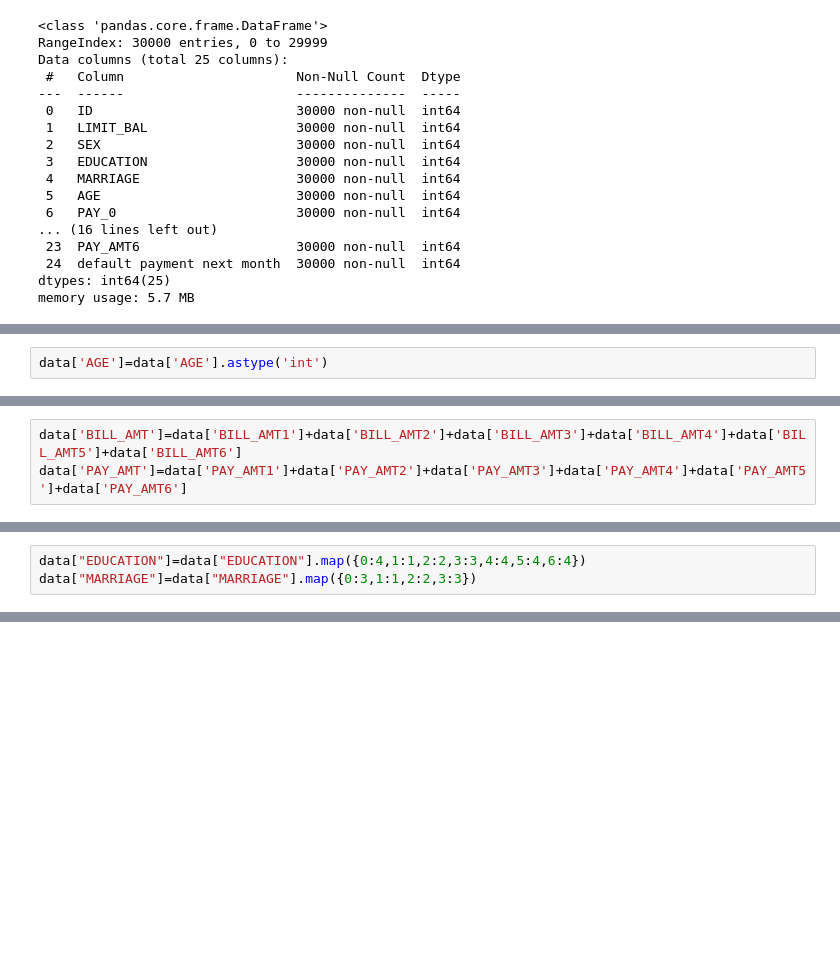
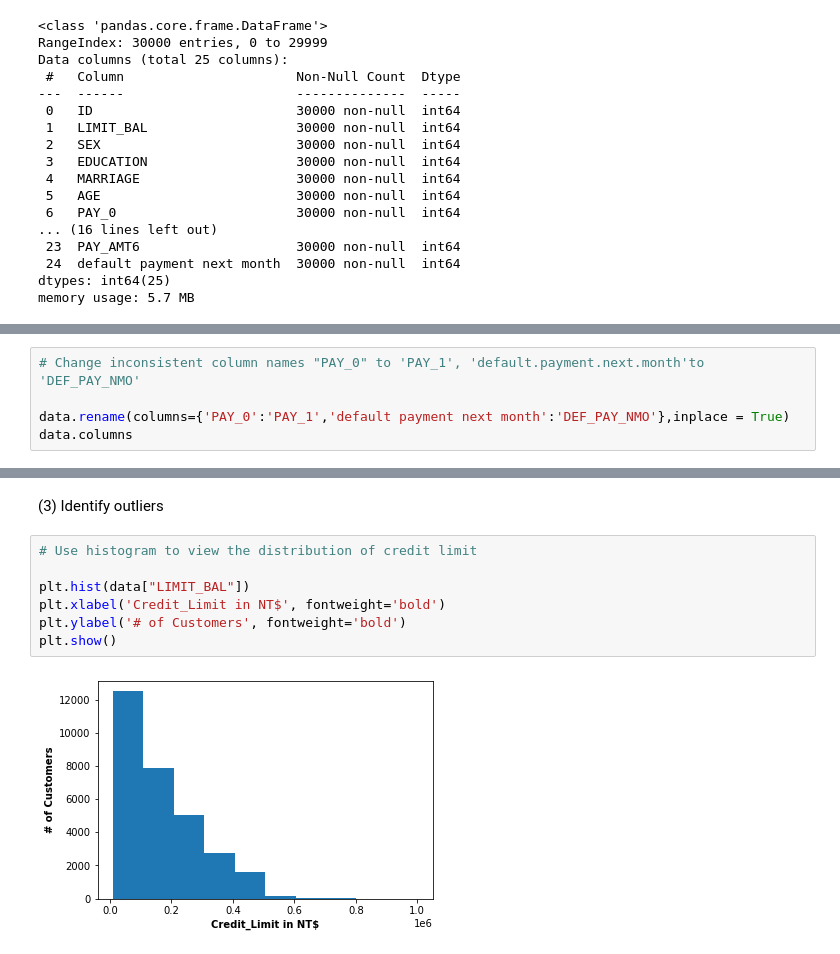
Before and after one commit to choudhurysibani120/credit-card-default-prediction, a Jupyter notebook: Copy_of_Credit_Card_Default_Prediction_Capstone_Project.ipynb, the cells around one changed output, grey strips where cells are left out. Cells and saved outputs as stored; diff of their text form; blank space fills up the shorter version.

```diff
--- a/Copy_of_Credit_Card_Default_Prediction_Capstone_Project.ipynb
+++ b/Copy_of_Credit_Card_Default_Prediction_Capstone_Project.ipynb
@@ -146,2 +77,0 @@ ax9 = sns.countplot(x="PAY_6", hue="default payment next month", data=subset, pa
-# %%
-data['AGE']=data['AGE'].astype('int')
@@ -156,3 +77,0 @@ sns.barplot(x='index',y='AGE',data=Day_data,ax = axes[1],orient='v')
-# %%
-data['BILL_AMT']=data['BILL_AMT1']+data['BILL_AMT2']+data['BILL_AMT3']+data['BILL_AMT4']+data['BILL_AMT5']+data['BILL_AMT6']
-data['PAY_AMT']=data['PAY_AMT1']+data['PAY_AMT2']+data['PAY_AMT3']+data['PAY_AMT4']+data['PAY_AMT5']+data['PAY_AMT6']
@@ -186,3 +77,0 @@ Name: EDUCATION, dtype: int64
-# %%
-data["EDUCATION"]=data["EDUCATION"].map({0:4,1:1,2:2,3:3,4:4,5:4,6:4})
-data["MARRIAGE"]=data["MARRIAGE"].map({0:3,1:1,2:2,3:3})
@@ -340,0 +161,5 @@ score.mean()
+# %%
+# Change inconsistent column names "PAY_0" to 'PAY_1', 'default.payment.next.month'to 'DEF_PAY_NMO'
+
+data.rename(columns={'PAY_0':'PAY_1','default payment next month':'DEF_PAY_NMO'},inplace = True)
+data.columns
@@ -340,0 +187,11 @@ score.mean()
+# %% [markdown]
+(3) Identify outliers
+# %%
+# Use histogram to view the distribution of credit limit
+
+plt.hist(data["LIMIT_BAL"])
+plt.xlabel('Credit_Limit in NT$', fontweight='bold')
+plt.ylabel('# of Customers', fontweight='bold')
+plt.show()
+# %% [output]
+[figure, added]
```
Also changed, not shown: parts of 119 cells of this notebook.
